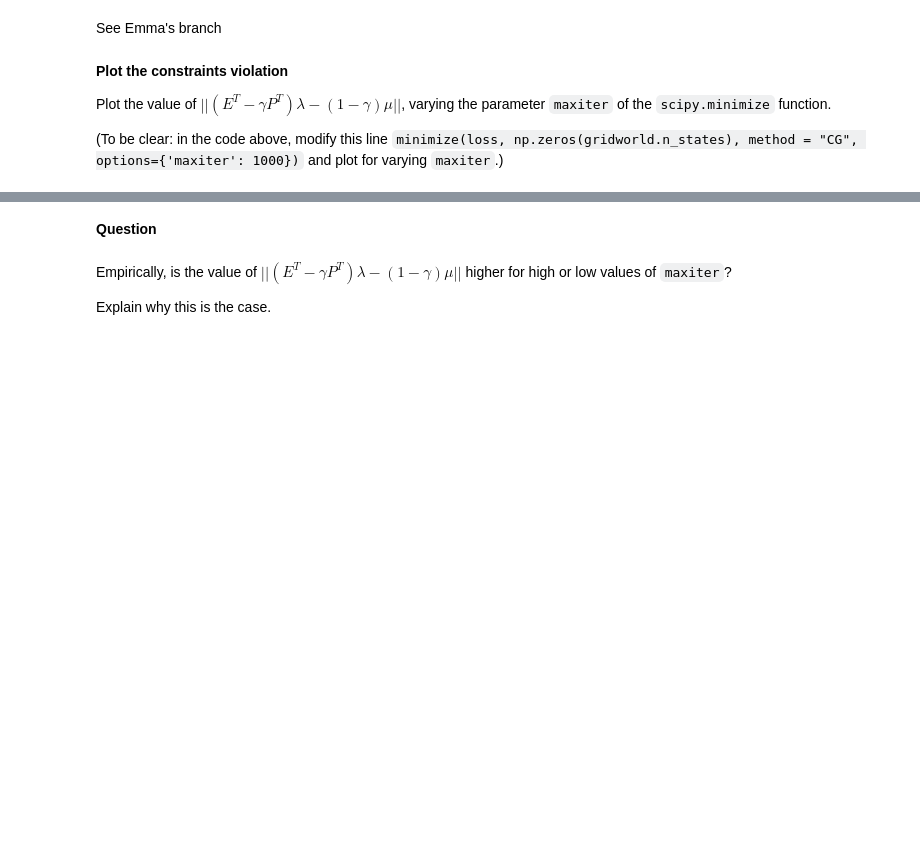
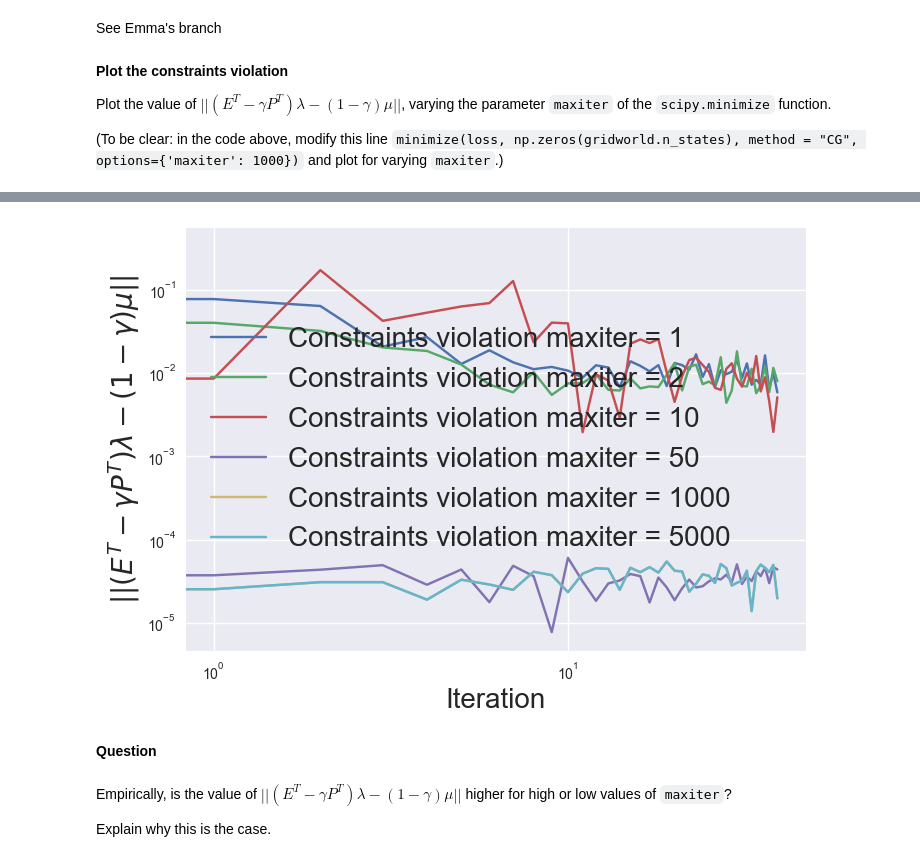
Before and after one commit to matteabusato/reinforcementlearning_ee568, a Jupyter notebook: notebook2_2026/Assignment.ipynb, the cells around one changed output, grey strips where cells are left out. Drawn from its saved outputs; the diff is of its cells as text; code cells hidden in the pictures; blank space fills up the shorter version.

```diff
--- a/notebook2_2026/Assignment.ipynb
+++ b/notebook2_2026/Assignment.ipynb
@@ -469,3 +464,7 @@ plot_lines([np.array(feasibility_errors[key]) for key in feasibility_errors.keys
+# %%
+plot_log_lines([np.array(feasibility_errors[key]) for key in feasibility_errors.keys()], [f"Constraints violation maxiter = {key}" for key in feasibility_errors.keys()], ["Iteration", "$|| (E^T - \gamma P^T)\lambda - (1 - \gamma) \mu ||$"], "figs", "constraints.pdf", show = True)
+# %% [output]
+[figure, added]
 # %% [markdown]
 **Question**
 # %% [markdown]
```
Also changed, not shown: parts of 5 cells of this notebook.
